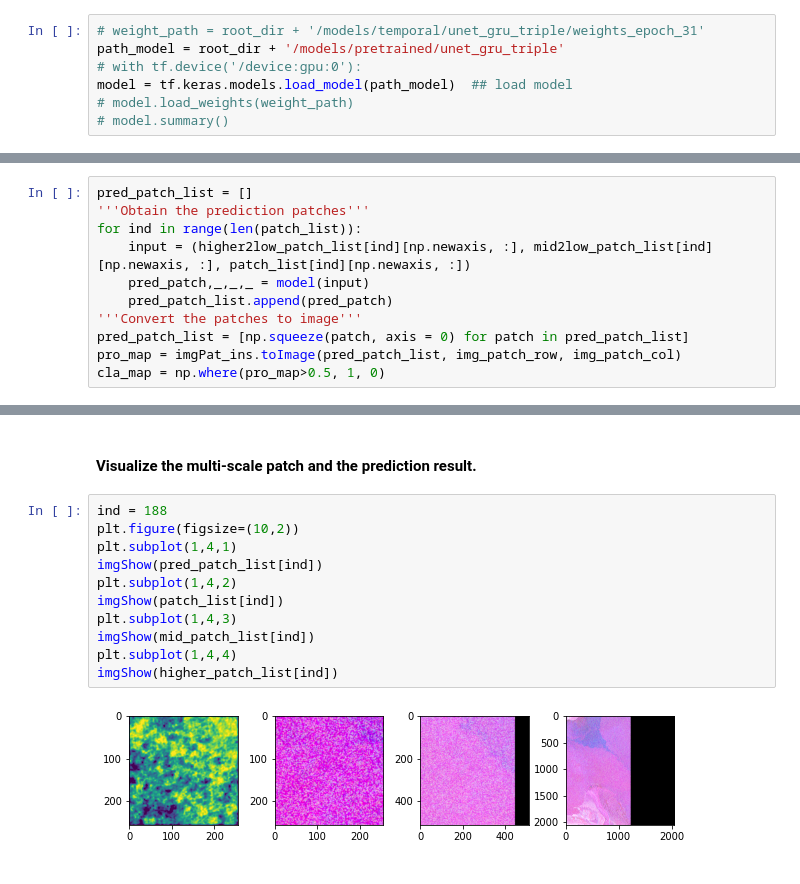
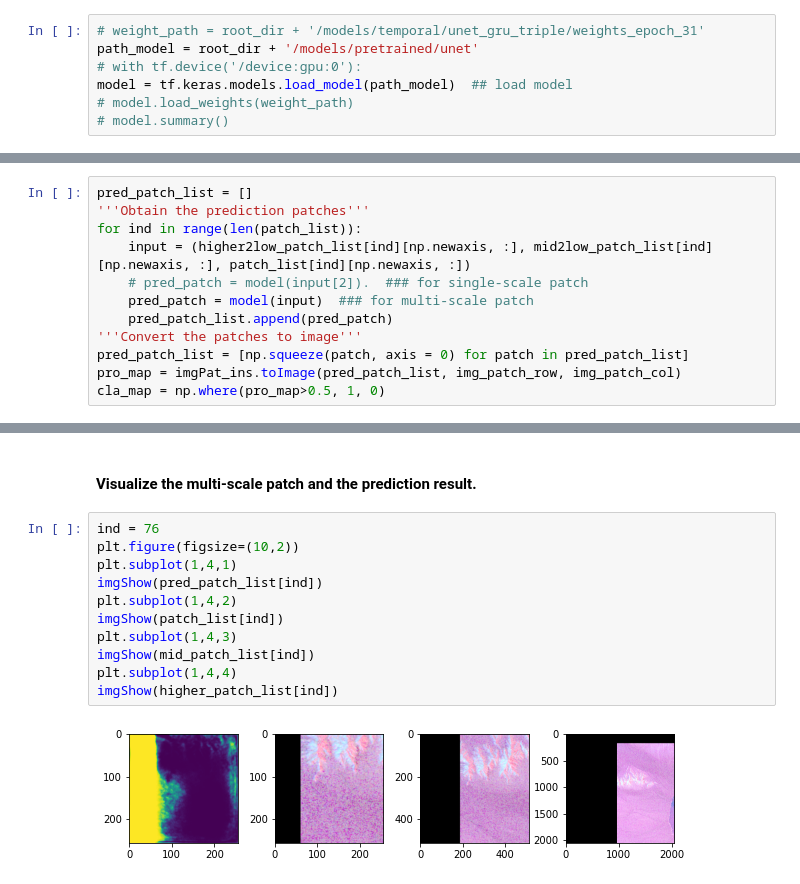
Before and after one commit to whigg/SWatNet-deprecated, a Jupyter notebook: ipynb/wat_mapping_s1.ipynb, the cells around one changed output, grey strips where cells are left out. Saved outputs shown, nothing was run; the diff lists cells and outputs as text.

```diff
--- a/ipynb/wat_mapping_s1.ipynb
+++ b/ipynb/wat_mapping_s1.ipynb
@@ -38,7 +38,7 @@ imgShow(truth_map)
 ### Load the pretrained model
 # %%
 # weight_path = root_dir + '/models/temporal/unet_gru_triple/weights_epoch_31'
-path_model = root_dir + '/models/pretrained/unet_gru_triple'
+path_model = root_dir + '/models/pretrained/unet'
 # with tf.device('/device:gpu:0'):
 model = tf.keras.models.load_model(path_model)  ## load model
 # model.load_weights(weight_path)
@@ -94,7 +94,8 @@ pred_patch_list = []
 '''Obtain the prediction patches'''
 for ind in range(len(patch_list)):
     input = (higher2low_patch_list[ind][np.newaxis, :], mid2low_patch_list[ind][np.newaxis, :], patch_list[ind][np.newaxis, :])
-    pred_patch,_,_,_ = model(input)
+    # pred_patch = model(input[2]).  ### for single-scale patch
+    pred_patch = model(input)  ### for multi-scale patch
     pred_patch_list.append(pred_patch)
 '''Convert the patches to image'''
 pred_patch_list = [np.squeeze(patch, axis = 0) for patch in pred_patch_list]
@@ -117,15 +118,15 @@ print(cla_map.shape)
 # %% [markdown]
 #### Visualize the multi-scale patch and the prediction result.
 # %%
-ind = 188
+ind = 76
 plt.figure(figsize=(10,2))
 plt.subplot(1,4,1)
 imgShow(pred_patch_list[ind])
 plt.subplot(1,4,2)
 imgShow(patch_list[ind])
 plt.subplot(1,4,3)
 imgShow(mid_patch_list[ind])
 plt.subplot(1,4,4)
 imgShow(higher_patch_list[ind])
 # %% [output]
-[figure, old version]
+[figure, new version]
```
Also changed, not shown: parts of 4 cells of this notebook, 57 other files.
